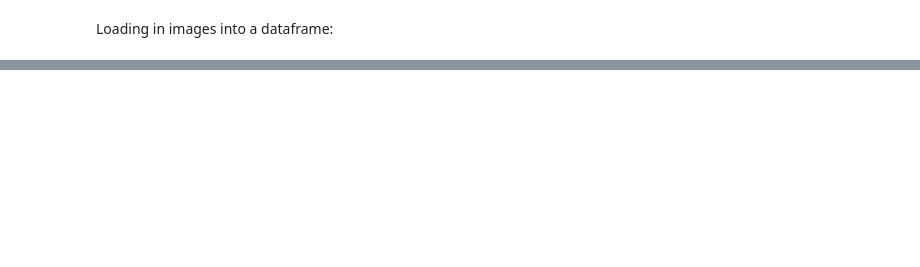
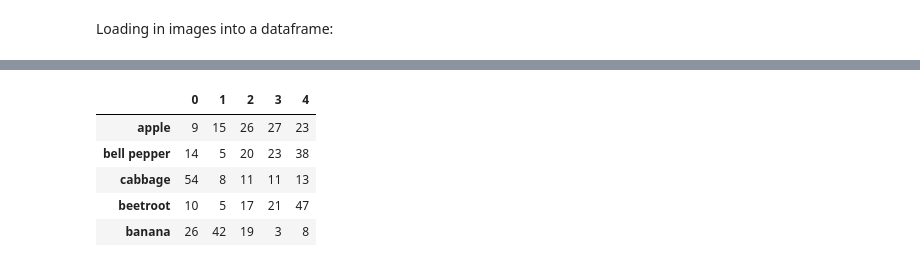
Before and after one commit to PalakshRungta/VeggieTales, a Jupyter notebook: VeggieTales_Notebook.ipynb, the cells around one changed output, grey strips where cells are left out. Drawn from its saved outputs; the diff is of its cells as text; code cells hidden in the pictures; blank space fills up the shorter version.

```diff
--- a/VeggieTales_Notebook.ipynb
+++ b/VeggieTales_Notebook.ipynb
@@ -505,0 +593,3 @@ ValueError: setting an array element with a sequence.
+# %%
+labels = kmeans.labels_
+labels
@@ -505,0 +614,20 @@ ValueError: setting an array element with a sequence.
+# %%
+fruits = ['apple', 'bell pepper', 'cabbage', 'beetroot', 'banana']
+clusters = np.unique(labels)
+
+labels_per_fruit = {fruit : {cluster:0 for cluster in clusters} for fruit in fruits}
+
+for label, image_fp in zip(labels, original_images_order):
+    fruit = image_fp.split('/')[2]
+    labels_per_fruit[fruit][label] += 1
+
+labels_per_fruit = pd.DataFrame.from_dict(labels_per_fruit, orient = 'index')
+
+labels_per_fruit
+# %% [output]
+|  | 0 | 1 | 2 | 3 | 4 |
+| apple | 9 | 15 | 26 | 27 | 23 |
+| bell pepper | 14 | 5 | 20 | 23 | 38 |
+| cabbage | 54 | 8 | 11 | 11 | 13 |
+| beetroot | 10 | 5 | 17 | 21 | 47 |
+| banana | 26 | 42 | 19 | 3 | 8 |
```
Also changed, not shown: parts of 37 cells of this notebook, 7 other files.
